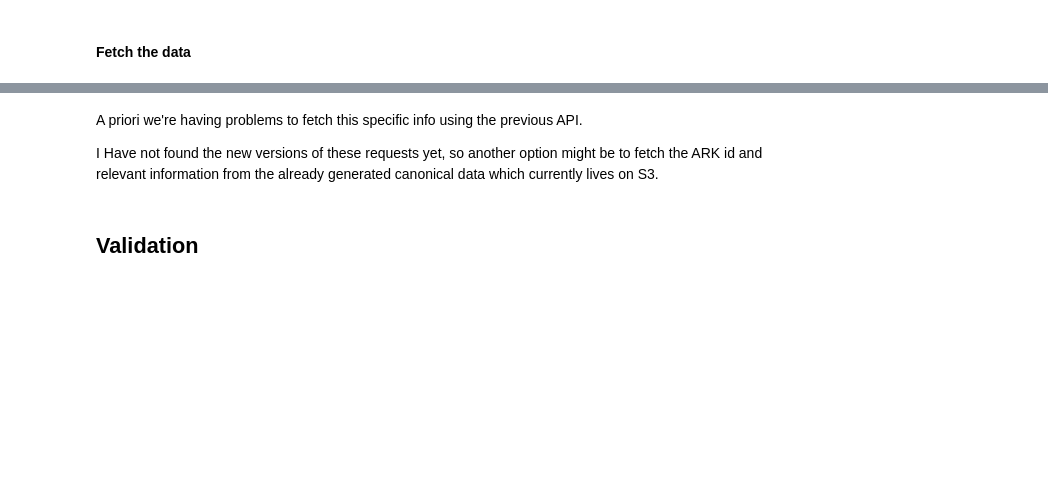
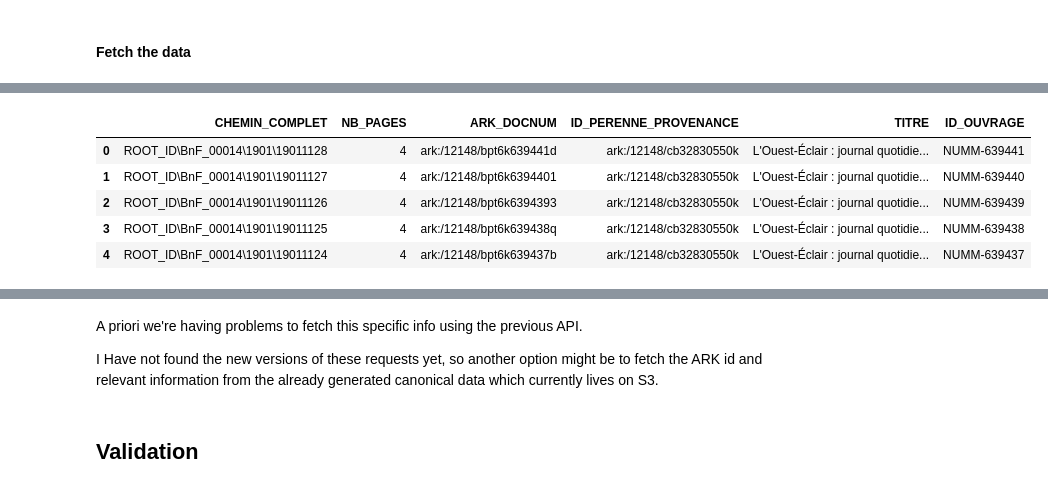
Before and after one commit to impresso/impresso-text-acquisition, a Jupyter notebook: text_preparation/importers/bnf/Impresso1_detect_to_issue_index.ipynb, the cells around one changed output, grey strips where cells are left out. Drawn from its saved outputs; the diff is of its cells as text; code cells hidden in the pictures; blank space fills up the shorter version.

```diff
--- a/text_preparation/importers/bnf/Impresso1_detect_to_issue_index.ipynb
+++ b/text_preparation/importers/bnf/Impresso1_detect_to_issue_index.ipynb
@@ -352,0 +321,14 @@ ConnectionError: ('Connection aborted.', RemoteDisconnected('Remote end closed c
+# %%
+import pandas as pd
+arks_list_filepath = "/mnt/project_impresso/original/BNF-EN/liste-arks.xls"
+
+arks_list_df = pd.read_excel(arks_list_filepath, engine='xlrd')  # .xls needs xlrd
+# for .xlsx files, use engine='openpyxl' (or omit engine, pandas auto-detects)
+arks_list_df.head()
+# %% [output]
+|  | CHEMIN_COMPLET | NB_PAGES | ARK_DOCNUM | ID_PERENNE_PROVENANCE | TITRE | ID_OUVRAGE |
+| 0 | ROOT_ID\BnF_00014\1901\19011128 | 4 | ark:/12148/bpt6k639441d | ark:/12148/cb32830550k | L'Ouest-Éclair : journal quotidie... | NUMM-639441 |
+| 1 | ROOT_ID\BnF_00014\1901\19011127 | 4 | ark:/12148/bpt6k6394401 | ark:/12148/cb32830550k | L'Ouest-Éclair : journal quotidie... | NUMM-639440 |
+| 2 | ROOT_ID\BnF_00014\1901\19011126 | 4 | ark:/12148/bpt6k6394393 | ark:/12148/cb32830550k | L'Ouest-Éclair : journal quotidie... | NUMM-639439 |
+| 3 | ROOT_ID\BnF_00014\1901\19011125 | 4 | ark:/12148/bpt6k639438q | ark:/12148/cb32830550k | L'Ouest-Éclair : journal quotidie... | NUMM-639438 |
+| 4 | ROOT_ID\BnF_00014\1901\19011124 | 4 | ark:/12148/bpt6k639437b | ark:/12148/cb32830550k | L'Ouest-Éclair : journal quotidie... | NUMM-639437 |
```
Also changed, not shown: parts of 18 cells of this notebook.
